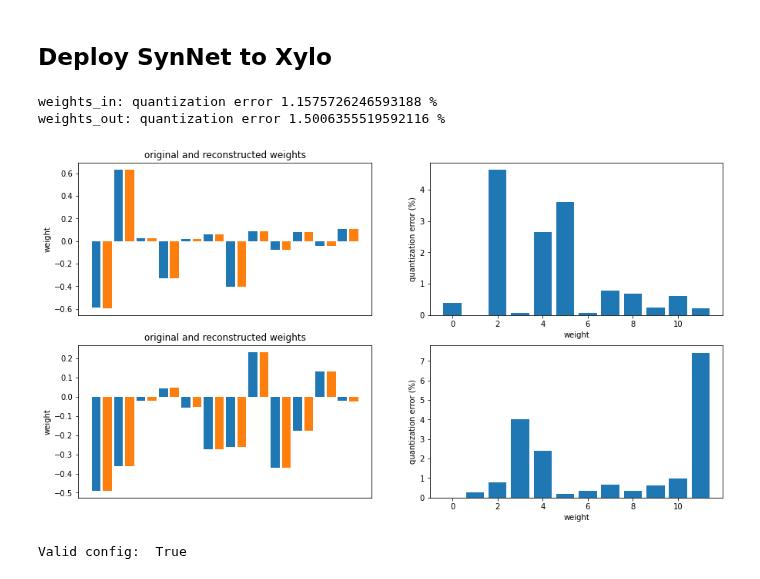
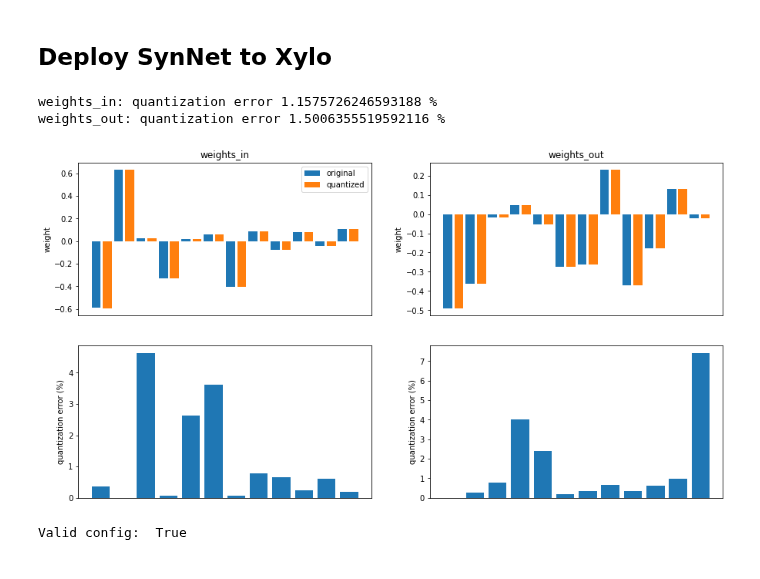
Before and after one commit to synsense/snn-workshop-amld-2022, a Jupyter notebook: 4. Auditory Processing/SNN_with_temporal_memory.ipynb, the cells around one changed output. Cells and saved outputs as stored; diff of their text form; code cells hidden in the pictures.

```diff
--- a/4. Auditory Processing/SNN_with_temporal_memory.ipynb
+++ b/4. Auditory Processing/SNN_with_temporal_memory.ipynb
@@ -64,7 +46,7 @@ class DelayTask:
         This class defines a rate profile for each stimulus class and generates
         size_dataset samples by drawing random number of spikes per time step
         from the rate profile.
-        Channel A either generates a pulse at tA = offset_start remains silent.
+        Channel A either generates a pulse at tA = offset_start or remains silent.
         Channel B always generates a pulse start at tB = tA + delay.
 
         The two readout neurons represent the classes
@@ -1325,30 +1311,32 @@ import numpy as np
 # %%
 #@title *Solution*
 
 import numpy as np
 
 keys = ['weights_in', 'weights_out']
 fig, ax = plt.subplots(ncols=2, nrows=len(keys), figsize=(15, 8))
 for i, key in enumerate(keys):
     data_original = spec[key].flatten()
     data_quantized = quant_spec[key].flatten()
     data_reconstructed = quant_spec[key].flatten() / 127 * np.abs(spec[key].flatten()).max()
     reconstruction_error = (abs(data_original - data_reconstructed) / abs(data_original)).mean() * 100
     print(f"{key}: quantization error {reconstruction_error} %")
 
-    ax[i][0].bar(range(12*2)[::2], data_original);
-    ax[i][0].bar(range(12*2)[1::2], data_reconstructed);
-    ax[i][0].set_title("original and reconstructed weights")
-    ax[i][0].set_ylabel("weight")
-    ax[i][0].set_xticks([])
+    ax[0][i].bar(range(12*2)[::2], data_original, label='original');
+    ax[0][i].bar(range(12*2)[1::2], data_reconstructed, label='quantized');
+    ax[0][i].set_title(key)
+    ax[0][i].set_ylabel("weight")
+    ax[0][i].set_xticks([])
 
-    ax[i][1].bar(range(12), abs(data_original - data_reconstructed) / abs(data_original) * 100);
-    ax[i][1].set_ylabel("quantization error (%)")
-    ax[i][1].set_xlabel("weight");
+    ax[1][i].bar(range(12), abs(data_original - data_reconstructed) / abs(data_original) * 100)
+    ax[1][i].set_xticks([])
+    ax[1][i].set_ylabel("quantization error (%)")
+
+ax[0][0].legend();
 # %% [output]
 weights_in: quantization error 1.1575726246593188 %
 weights_out: quantization error 1.5006355519592116 %
-[figure, old version]
+[figure, new version]
 # %%
 # create Xylo configuration from quantized sepecification
 xylo_conf, is_valid, message = xylo.config_from_specification(**quant_spec)
```
Also changed, not shown: parts of 10 cells of this notebook.
